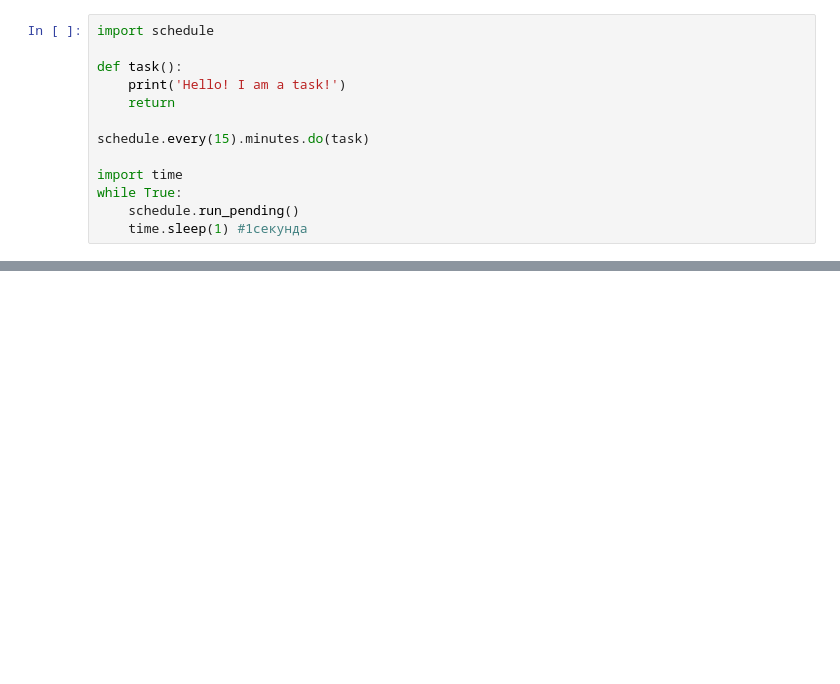
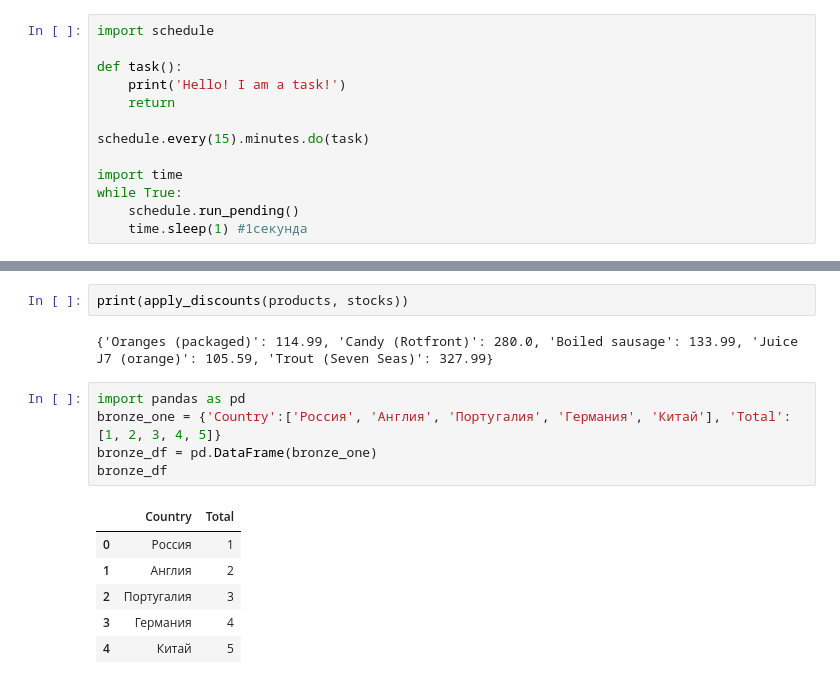
Before and after one commit to G4dgetHackwrench/Homework, a Jupyter notebook: Learning/Блок_2/PYTHON-17. Как получать данные из веб-источников и API/note.ipynb, the cells around one changed output, grey strips where cells are left out. Drawn from its saved outputs; the diff is of its cells as text; blank space fills up the shorter version.

```diff
--- a/Learning/Блок_1/PYTHON-17. Как получать данные из веб-источников и API/note.ipynb
+++ b/Learning/Блок_2/PYTHON-17. Как получать данные из веб-источников и API/note.ipynb
@@ -480,0 +495,16 @@ while True:
+# %%
+print(apply_discounts(products, stocks))
+# %% [output]
+{'Oranges (packaged)': 114.99, 'Candy (Rotfront)': 280.0, 'Boiled sausage': 133.99, 'Juice J7 (orange)': 105.59, 'Trout (Seven Seas)': 327.99}
+# %%
+import pandas as pd
+bronze_one = {'Country':['Россия', 'Англия', 'Португалия', 'Германия', 'Китай'], 'Total':[1, 2, 3, 4, 5]}
+bronze_df = pd.DataFrame(bronze_one)
+bronze_df
+# %% [output]
+|  | Country | Total |
+| 0 | Россия | 1 |
+| 1 | Англия | 2 |
+| 2 | Португалия | 3 |
+| 3 | Германия | 4 |
+| 4 | Китай | 5 |
```
Also changed, not shown: parts of 13 cells of this notebook, 18 other files.
